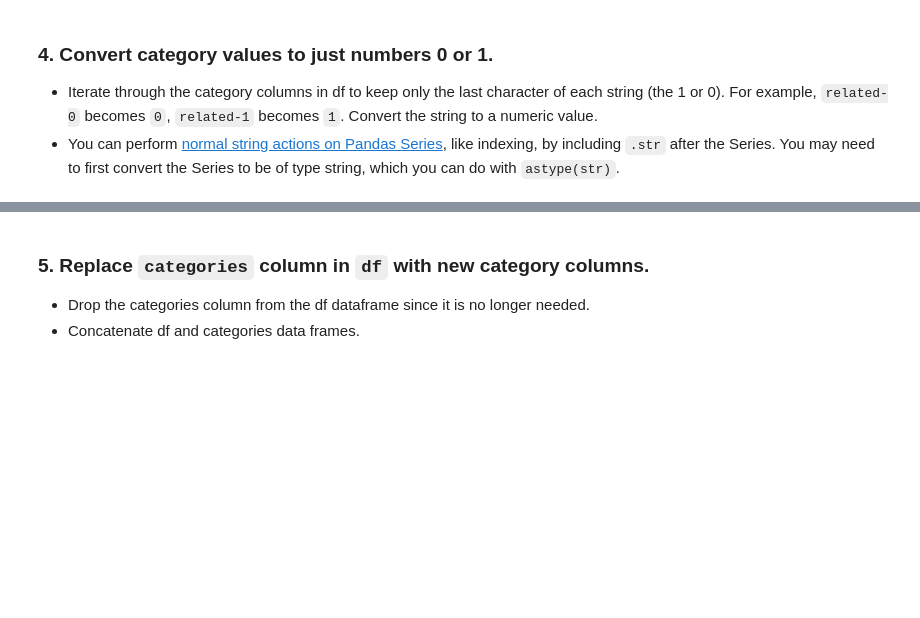
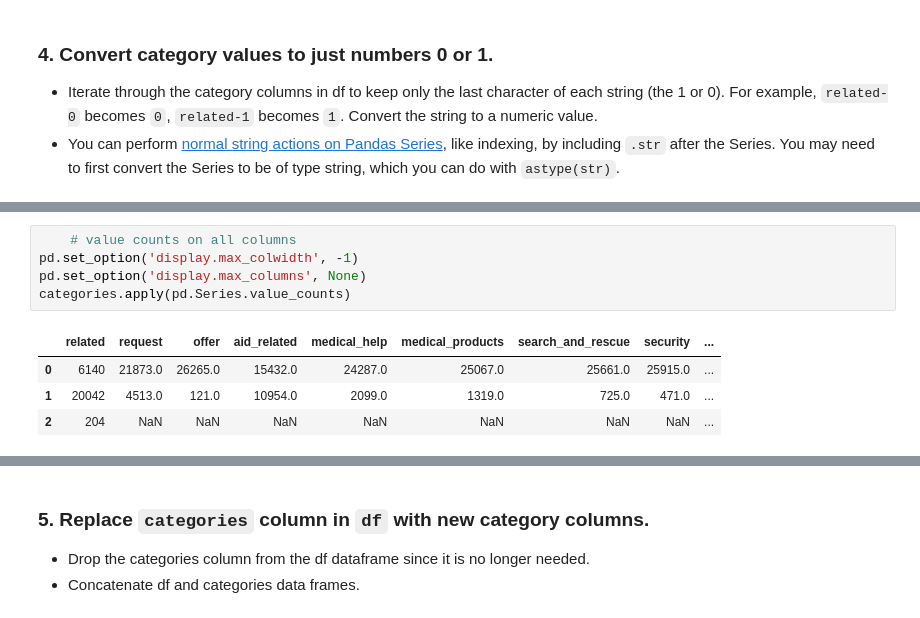
Before and after one commit to mathieurella/Data-Science-Response-Disaster-Pipeline, a Jupyter notebook: ETL Pipeline Preparation.ipynb, the cells around one changed output, grey strips where cells are left out. Saved outputs shown, nothing was run; the diff lists cells and outputs as text; blank space fills up the shorter version.

```diff
--- a/ETL Pipeline Preparation.ipynb
+++ b/ETL Pipeline Preparation.ipynb
@@ -126,0 +124,10 @@ categories.head()
+# %%
+    # value counts on all columns
+pd.set_option('display.max_colwidth', -1)
+pd.set_option('display.max_columns', None)
+categories.apply(pd.Series.value_counts)
+# %% [output]
+|  | related | request | offer | aid_related | medical_help | medical_products | search_and_rescue | security | ... |
+| 0 | 6140 | 21873.0 | 26265.0 | 15432.0 | 24287.0 | 25067.0 | 25661.0 | 25915.0 | ... |
+| 1 | 20042 | 4513.0 | 121.0 | 10954.0 | 2099.0 | 1319.0 | 725.0 | 471.0 | ... |
+| 2 | 204 | NaN | NaN | NaN | NaN | NaN | NaN | NaN | ... |
```
Also changed, not shown: parts of 7 cells of this notebook.
